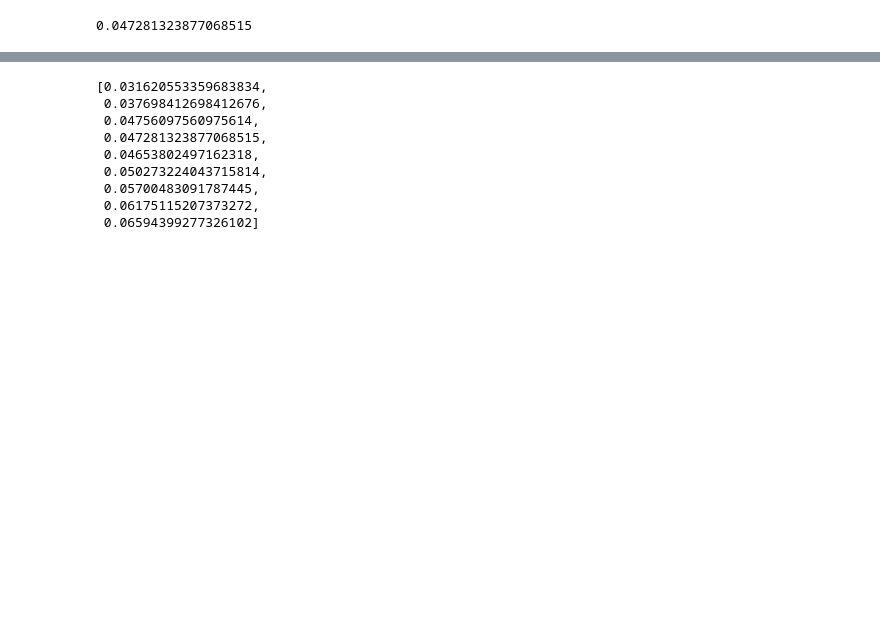
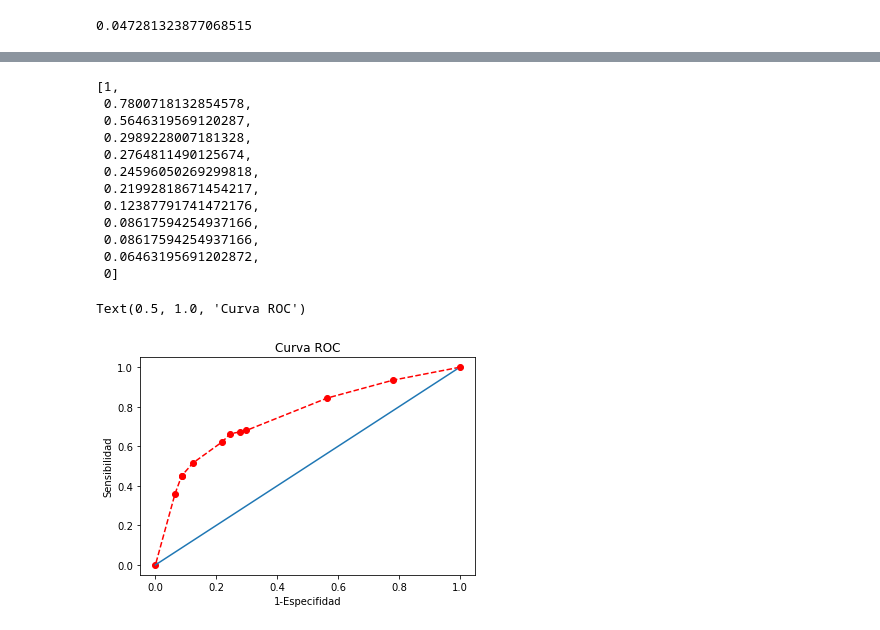
Before and after one commit to diego19508/python-ml-course, a Jupyter notebook: Course/T5 - 3 - Logistic Regression - Implementación con Python.ipynb, the cells around one changed output, grey strips where cells are left out. Cells and saved outputs as stored; diff of their text form; code cells hidden in the pictures; blank space fills up the shorter version.

```diff
--- a/Course/T5 - 3 - Logistic Regression - Implementación con Python.ipynb
+++ b/Course/T5 - 3 - Logistic Regression - Implementación con Python.ipynb
@@ -495,9 +495,9 @@ espc_1
 # %% [output]
 0.047281323877068515
 # %%
-threshold = [0.04, 0.05, 0.07, 0.10, 0.12, 0.15, 0.18, 0.20, 0.25]
-sensibilities = []
-especifities_1 = []
+threshold = [0.04, 0.05, 0.07, 0.10, 0.12, 0.15, 0.18, 0.20, 0.2, 0.3]
+sensitivities = [1]
+especifities_1 = [1]
 
 for t in threshold:
     prob_df["prediction"] = np.where(prob_df[0]>=t, 1, 0)
@@ -507,10 +507,13 @@ for t in threshold:
     confusion_matrix = pd.crosstab( prob_df.prediction, prob_df.actual)
     TN = confusion_matrix[0][0]
     TP = confusion_matrix[1][1]
-    FN = confusion_matrix[0][1]
-    FP = confusion_matrix[1][0]
+    FN = confusion_matrix[1][0]
+    FP = confusion_matrix[0][1]
 
     sens = TP/(TP+FN)
-    sensibilities.append(sens)
+    sensitivities.append(sens)
     espc_1 = 1-TN/(TN+FP)
     especifities_1.append(espc_1)
+
+sensitivities.append(0)
+especifities_1.append(0)
@@ -529,12 +535,15 @@ sensibilities
 # %%
 especifities_1
 # %% [output]
-[0.031620553359683834,
- 0.037698412698412676,
- 0.04756097560975614,
- 0.047281323877068515,
- 0.04653802497162318,
- 0.050273224043715814,
- 0.05700483091787445,
- 0.06175115207373272,
- 0.06594399277326102]
+[1,
+ 0.7800718132854578,
+ 0.5646319569120287,
+ 0.2989228007181328,
+ 0.2764811490125674,
+ 0.24596050269299818,
+ 0.21992818671454217,
+ 0.12387791741472176,
+ 0.08617594254937166,
+ 0.08617594254937166,
+ 0.06463195691202872,
+ 0]
@@ -540,0 +552,12 @@ especifities_1
+# %%
+%matplotlib inline
+plt.plot(especifities_1, sensitivities, marker="o", linestyle="--", color="r")
+x=[i*0.01 for i in range(100)]
+y=[i*0.01 for i in range(100)]
+plt.plot(x,y)
+plt.xlabel("1-Especifidad")
+plt.ylabel("Sensibilidad")
+plt.title("Curva ROC")
+# %% [output]
+Text(0.5, 1.0, 'Curva ROC')
+[figure, added]
```
Also changed, not shown: parts of 5 cells of this notebook.
